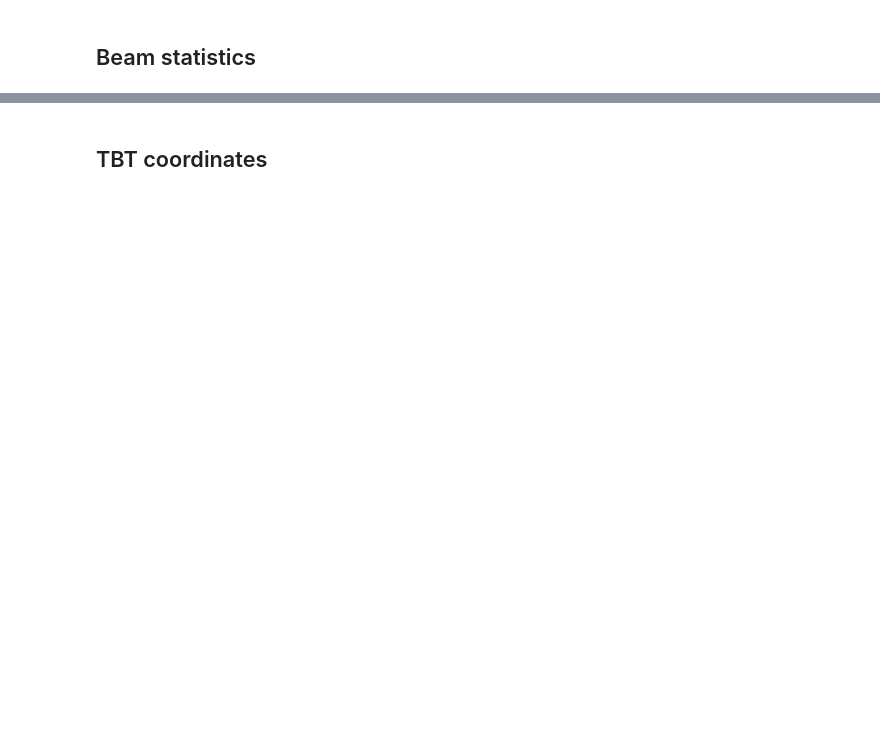
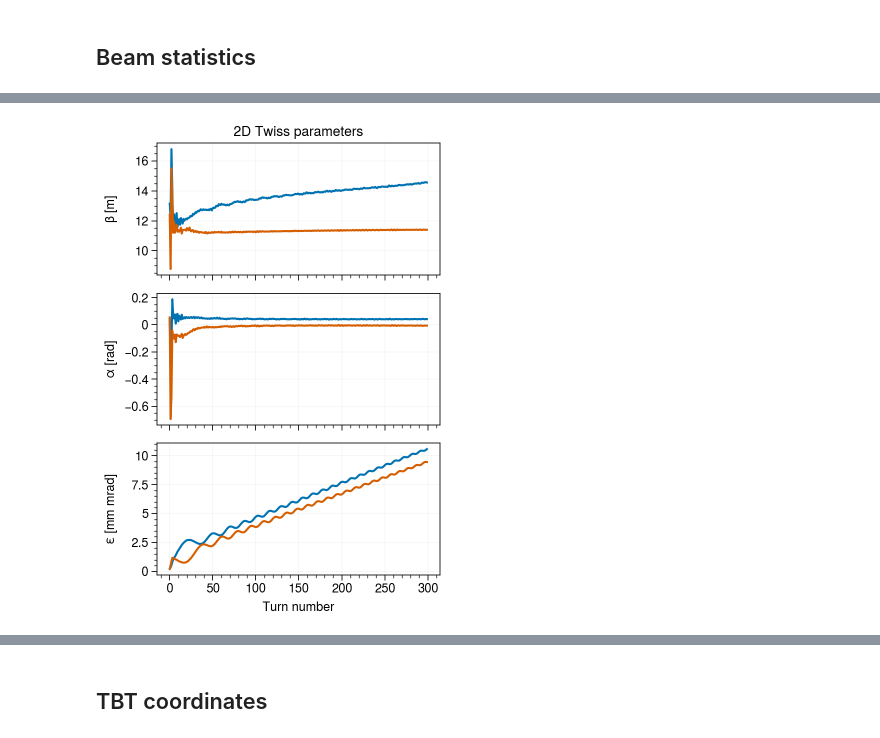
Before and after one commit to austin-hoover/accphys-tools, a Jupyter notebook: injection/analysis.ipynb, the cells around one changed output, grey strips where cells are left out. Drawn from its saved outputs; the diff is of its cells as text; code cells hidden in the pictures; blank space fills up the shorter version.

```diff
--- a/injection/analysis.ipynb
+++ b/injection/analysis.ipynb
@@ -174,13 +179,15 @@ plt.savefig('_output/figures/coupling_factor.png', facecolor='w', dpi=300)
 # %%
 fig, axes = pplt.subplots(nrows=3, figsize=(3.5, 5.0), spany=False, aligny=True)
 columns = (['beta_x','beta_y'], ['alpha_x','alpha_y'], ['eps_x','eps_y'])
-ylabels = (r'$\beta$ [m]', r'$\alpha$ [rad]', r'$\varepsilon$ [mm $\cdot$ mrad]')
+ylabels = (r'$\beta$ [m]', r'$\alpha$ [rad]', r'$\varepsilon$ [mm mrad]')
 for ax, col in zip(axes, columns):
     stats.twiss2D[col].plot(ax=ax, **plt_kws)
 axes.format(xlabel='Turn number', grid=True)
 axes[0].format(title='2D Twiss parameters')
 myplt.set_labels(axes, ylabels, 'ylabel')
-plt.savefig('_output/figures/twiss2D.png', facecolor='w', dpi=300)
+plt.savefig('_output/figures/twiss2D.png', **savefig_kws)
+# %% [output]
+[figure, added]
 # %%
 fig, axes = pplt.subplots(nrows=2, figsize=(3.5, 3.33), spany=False, aligny=True)
 stats.twiss4D['u'].plot(color='k', ax=axes[0], **plt_kws)
```
Also changed, not shown: parts of 19 cells of this notebook, 2 other files.
